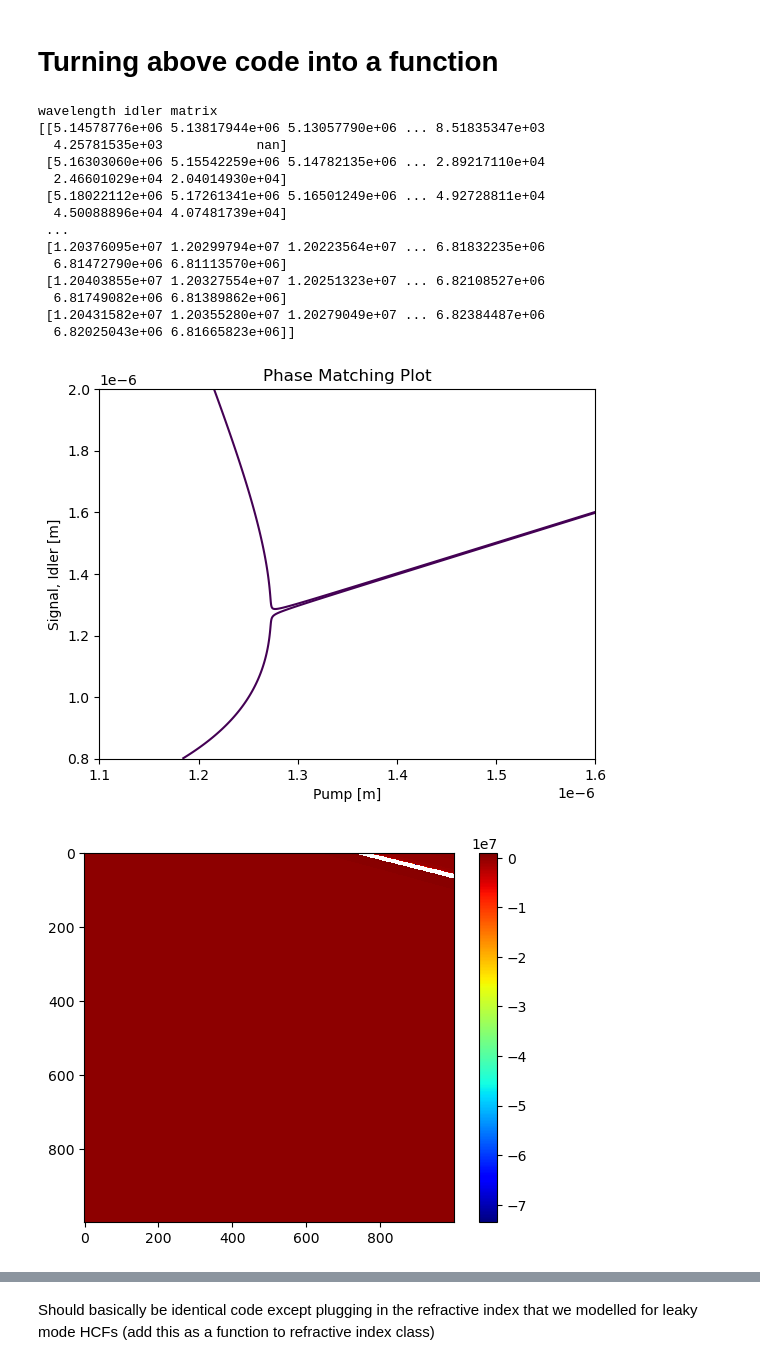
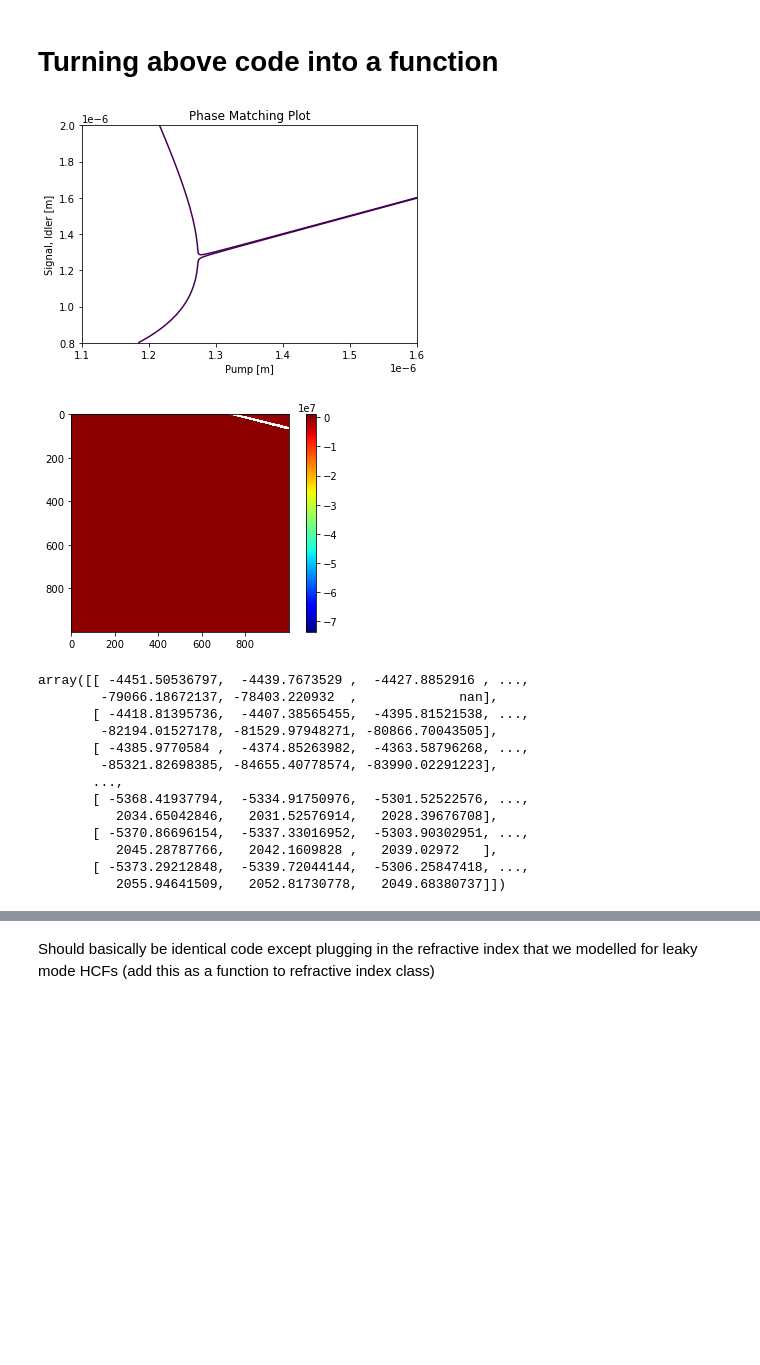
Before and after one commit to jmorse2020/FYP_Simulations, a Jupyter notebook: fwm_simulation.ipynb, the cells around one changed output, grey strips where cells are left out. Cells and saved outputs as stored; diff of their text form; code cells hidden in the pictures; blank space fills up the shorter version.

```diff
--- a/fwm_simulation.ipynb
+++ b/fwm_simulation.ipynb
@@ -179,7 +179,7 @@ P = 100 # W
 import matplotlib.pyplot as plt
 
 # Input wavelengths in SI units [m]
-def phase_matching(pump_wavelengths, signal_wavelengths, refractive_index, gamma = 2e-4, P = 100):
+def phase_matching(pump_wavelengths, signal_wavelengths, refractive_index, gamma = 2e-4, P = 100, show_plots = True):
     # *** Construct the pump and signal matrices *** #
     pump_matrix_wavelengths = BuildMatrixFromArray(pump_wavelengths, len(signal_wavelengths), repeat_array_as = "rows")
     signal_matrix_wavelengths = BuildMatrixFromArray(signal_wavelengths, len(pump_wavelengths), repeat_array_as = "columns")
@@ -188,57 +188,66 @@ def phase_matching(pump_wavelengths, signal_wavelengths, refractive_index, gamma
     pump_matrix_omegas = lambda_to_ang_freq(pump_matrix_wavelengths)
     signal_matrix_omegas = lambda_to_ang_freq(signal_matrix_wavelengths)
 
     # *** Conservation of energy to create idler matrix *** #
     idler_matrix_omegas = 2 * pump_matrix_omegas - signal_matrix_omegas
+
+
     # *** Slightly different conversion needed for wavelength version *** #
     idler_matrix_wavelengths = 1 / (2/(pump_matrix_wavelengths) - 1/(signal_matrix_wavelengths))
+
     #idler_matrix_wavelengths = 2 * pump_matrix_wavelengths - signal_matrix_wavelengths
 
 
     # *** Find the betas *** #
     pump_betas = refractive_index(pump_matrix_wavelengths*1e9) * pump_matrix_omegas / 3e8
+    # print("pump betas")
+    # print(pump_betas)
     signal_betas = refractive_index(signal_matrix_wavelengths*1e9) * signal_matrix_omegas / 3e8
+    # print("signal betas")
+    # print(signal_betas)
     idler_betas = refractive_index(idler_matrix_wavelengths*1e9) * idler_matrix_omegas / 3e8
-    print("wavelength idler matrix")
-    print(idler_betas)
+    # print("wavelength idler matrix")
+    # print(idler_betas)
 
     # *** Phase matching: Momentum conservation *** #
     delta_beta = 2 * pump_betas - signal_betas - idler_betas - 2 * gamma * P
     # plt.imshow(delta_beta, cmap='jet', interpolation='nearest')
     # plt.colorbar()  # Add colorbar to show the scale
     # plt.show()
 
-    phase_matching_contour = plt.contour(pump_wavelengths, signal_wavelengths, delta_beta, levels=[0], color='k')
-    contour_data = phase_matching_contour.collections[0].get_paths()[0].vertices
+
     # plt.plot(contour_data)
-    plt.xlabel('Pump [m]')
-    plt.ylabel('Signal, Idler [m]')
-    plt.title('Phase Matching Plot')
-    plt.show()
-    plt.imshow(delta_beta, cmap='jet', interpolation='nearest')
-    plt.colorbar()  # Add colorbar to show the scale
-    plt.show()
+    if show_plots == True:
+        phase_matching_contour = plt.contour(pump_wavelengths, signal_wavelengths, delta_beta, levels=[0], color='k')
+        contour_data = phase_matching_contour.collections[0].get_paths()[0].vertices
+        plt.xlabel('Pump [m]')
+        plt.ylabel('Signal, Idler [m]')
+        plt.title('Phase Matching Plot')
+        plt.show()
+        plt.imshow(delta_beta, cmap='jet', interpolation='nearest')
+        plt.colorbar()  # Add colorbar to show the scale
+        plt.show()
+    return delta_beta
     #print(contour_data)
 
 pump_wavelengths = np.linspace(1.1e-6, 1.6e-6, 1000)
 signal_wavelengths = np.linspace(0.8e-6, 2.0e-6, 1000)
 #refractive_index = RefractiveIndexClass.RefractiveIndex.n_fs
 refractive_index = RefractiveIndex.n_fs
 phase_matching(pump_wavelengths=pump_wavelengths, signal_wavelengths=signal_wavelengths, refractive_index=refractive_index)
 # %% [output]
-wavelength idler matrix
-[[5.14578776e+06 5.13817944e+06 5.13057790e+06 ... 8.51835347e+03
-  4.25781535e+03            nan]
- [5.16303060e+06 5.15542259e+06 5.14782135e+06 ... 2.89217110e+04
-  2.46601029e+04 2.04014930e+04]
- [5.18022112e+06 5.17261341e+06 5.16501249e+06 ... 4.92728811e+04
-  4.50088896e+04 4.07481739e+04]
- ...
- [1.20376095e+07 1.20299794e+07 1.20223564e+07 ... 6.81832235e+06
-  6.81472790e+06 6.81113570e+06]
- [1.20403855e+07 1.20327554e+07 1.20251323e+07 ... 6.82108527e+06
-  6.81749082e+06 6.81389862e+06]
- [1.20431582e+07 1.20355280e+07 1.20279049e+07 ... 6.82384487e+06
-  6.82025043e+06 6.81665823e+06]]
-[figure, old version]
+[figure, new version]
-[figure, old version]
+[figure, new version]
+array([[ -4451.50536797,  -4439.7673529 ,  -4427.8852916 , ...,
+        -79066.18672137, -78403.220932  ,             nan],
+       [ -4418.81395736,  -4407.38565455,  -4395.81521538, ...,
+        -82194.01527178, -81529.97948271, -80866.70043505],
+       [ -4385.9770584 ,  -4374.85263982,  -4363.58796268, ...,
+        -85321.82698385, -84655.40778574, -83990.02291223],
+       ...,
+       [ -5368.41937794,  -5334.91750976,  -5301.52522576, ...,
+          2034.65042846,   2031.52576914,   2028.39676708],
+       [ -5370.86696154,  -5337.33016952,  -5303.90302951, ...,
+          2045.28787766,   2042.1609828 ,   2039.02972   ],
+       [ -5373.29212848,  -5339.72044144,  -5306.25847418, ...,
+          2055.94641509,   2052.81730778,   2049.68380737]])
```
Also changed, not shown: parts of 18 cells of this notebook, 2 other files.
